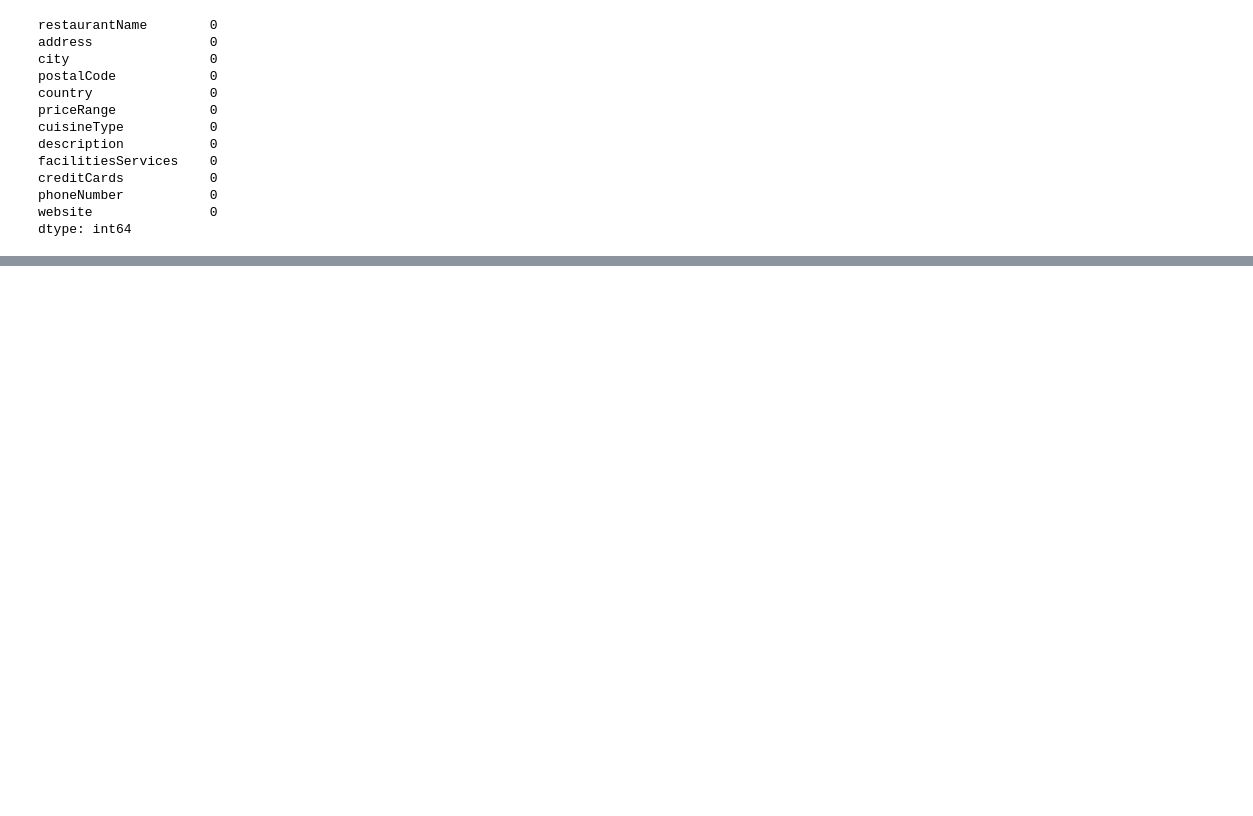
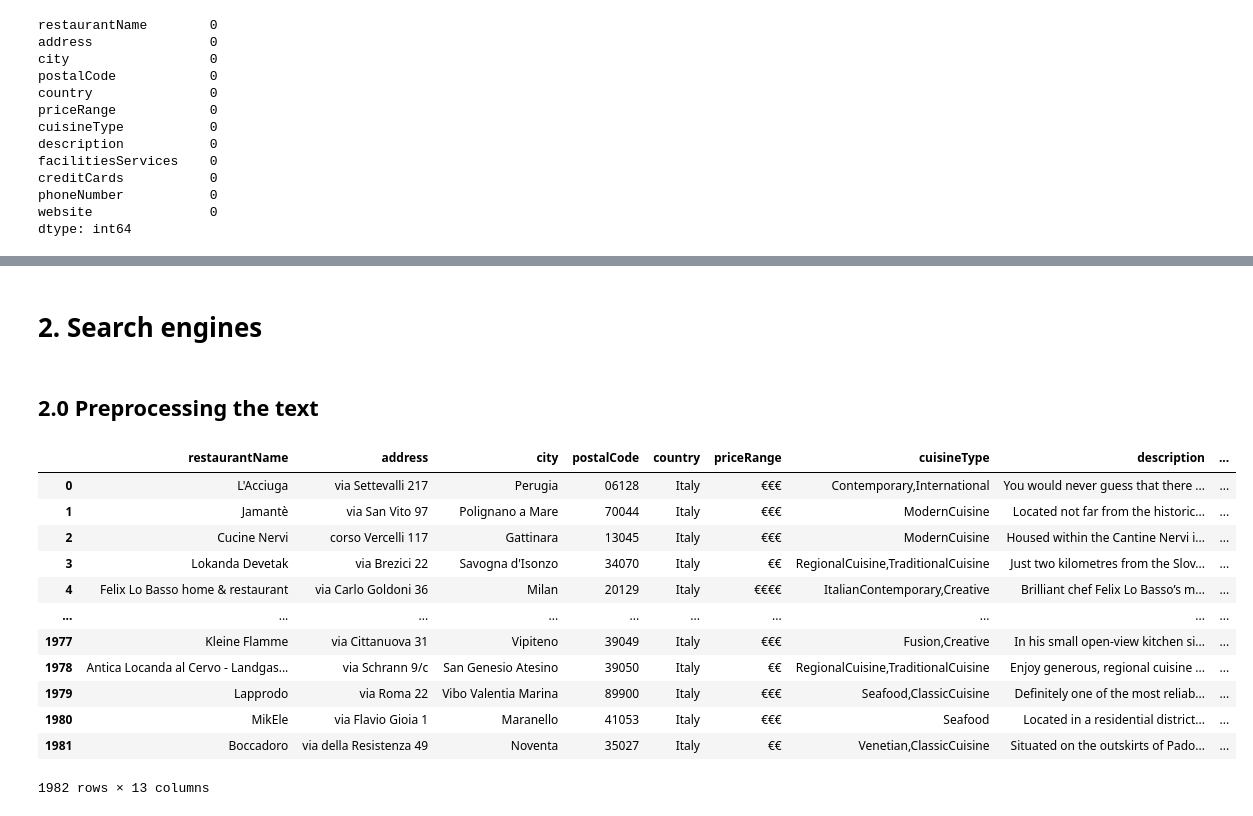
Before and after one commit to yaraoyoussef/ADM-HW3, a Jupyter notebook: main.ipynb, the cells around one changed output, grey strips where cells are left out. Drawn from its saved outputs; the diff is of its cells as text; code cells hidden in the pictures; blank space fills up the shorter version.

```diff
--- a/main.ipynb
+++ b/main.ipynb
@@ -220,26 +63,23 @@ def extract_restaurant_info(html_content):
 # %%
 restaurant_data = []
-
-folder_path = 'restaurants_html'
+folder_path ='restaurants_html'
 counter = 1
 
-# Itera ricorsivamente attraverso tutte le sottocartelle e i file
+#Iterate on directories and files
 for root, dirs, files in os.walk(folder_path):
     for html_file in files:
-        # Crea il percorso completo del file
         file_path = os.path.join(root, html_file)
 
         with open(file_path, 'r', encoding='utf-8') as file:
             html_content = file.read()
 
-            restaurant_info = extract_restaurant_info(html_content)
+            restaurant_info = parser.extract_restaurant_info(html_content)
 
             restaurant_data.append(restaurant_info)
 
             print(f"Extracted info for {restaurant_info['restaurantName']} number {counter}")
             counter += 1
 
-# Creazione del DataFrame con i dati raccolti
 df_restaurants = pd.DataFrame(restaurant_data)
 # %% [output]
 Extracted info for 20Tre number 1
@@ -334,0 +175,52 @@ Created file: restaurant_1982.tsv
+# %% [markdown]
+# 2. Search engines
+# %% [markdown]
+## 2.0 Preprocessing the text
+# %%
+### Cleaning and preparing text of description column in df
+
+# Function to remove stopwords, punctuation and apply stemming on text
+def clean_desc(desc):
+    # Get english stopwords
+    stop_words = set(stopwords.words('english'))
+
+    # Applying other necessary cleaning: 1 - lower casing
+    desc = desc.lower()
+
+    # Applying other necessary cleaning: 2 - removing special characters, non-alphanumerics
+    desc = re.sub(r'http\S+|www\S+|https\S+', '', desc)  # Remove URLs
+    desc = re.sub(r'\S+@\S+', '', desc)  # Remove email addresses
+    desc = re.sub(r'[^A-Za-z0-9\s]', '', desc)  # Remove non-alphanumeric characters
+
+    words = word_tokenize(desc)
+
+    stemmer = PorterStemmer()
+
+    remaining = [
+        stemmer.stem(word) # Apply stemming at last / same order provided in HW requirements
+        for word in words
+        if word.lower() not in stop_words and word not in string.punctuation]
+
+    # Applying other necessary cleaning: 3 - removing extra spaces
+    cleaned_text = ' '.join(remaining)
+    remaining = re.sub(r'\s+', ' ', cleaned_text).strip()
+    return cleaned_text
+# %%
+# apply function to description column
+df_restaurants['cleaned_desc'] = df_restaurants['description'].apply(clean_desc)
+# %%
+df_restaurants
+# %% [output]
+|  | restaurantName | address | city | postalCode | country | priceRange | cuisineType | description | ... |
+| 0 | L'Acciuga | via Settevalli 217 | Perugia | 06128 | Italy | €€€ | Contemporary,International | You would never guess that there ... | ... |
+| 1 | Jamantè | via San Vito 97 | Polignano a Mare | 70044 | Italy | €€€ | ModernCuisine | Located not far from the historic... | ... |
+| 2 | Cucine Nervi | corso Vercelli 117 | Gattinara | 13045 | Italy | €€€ | ModernCuisine | Housed within the Cantine Nervi i... | ... |
+| 3 | Lokanda Devetak | via Brezici 22 | Savogna d'Isonzo | 34070 | Italy | €€ | RegionalCuisine,TraditionalCuisine | Just two kilometres from the Slov... | ... |
+| 4 | Felix Lo Basso home & restaurant | via Carlo Goldoni 36 | Milan | 20129 | Italy | €€€€ | ItalianContemporary,Creative | Brilliant chef Felix Lo Basso’s m... | ... |
+| ... | ... | ... | ... | ... | ... | ... | ... | ... | ... |
+| 1977 | Kleine Flamme | via Cittanuova 31 | Vipiteno | 39049 | Italy | €€€ | Fusion,Creative | In his small open-view kitchen si... | ... |
+| 1978 | Antica Locanda al Cervo - Landgas... | via Schrann 9/c | San Genesio Atesino | 39050 | Italy | €€ | RegionalCuisine,TraditionalCuisine | Enjoy generous, regional cuisine ... | ... |
+| 1979 | Lapprodo | via Roma 22 | Vibo Valentia Marina | 89900 | Italy | €€€ | Seafood,ClassicCuisine | Definitely one of the most reliab... | ... |
+| 1980 | MikEle | via Flavio Gioia 1 | Maranello | 41053 | Italy | €€€ | Seafood | Located in a residential district... | ... |
+| 1981 | Boccadoro | via della Resistenza 49 | Noventa | 35027 | Italy | €€ | Venetian,ClassicCuisine | Situated on the outskirts of Pado... | ... |
+1982 rows × 13 columns
```
Also changed, not shown: parts of 29 cells of this notebook, 3 other files.
